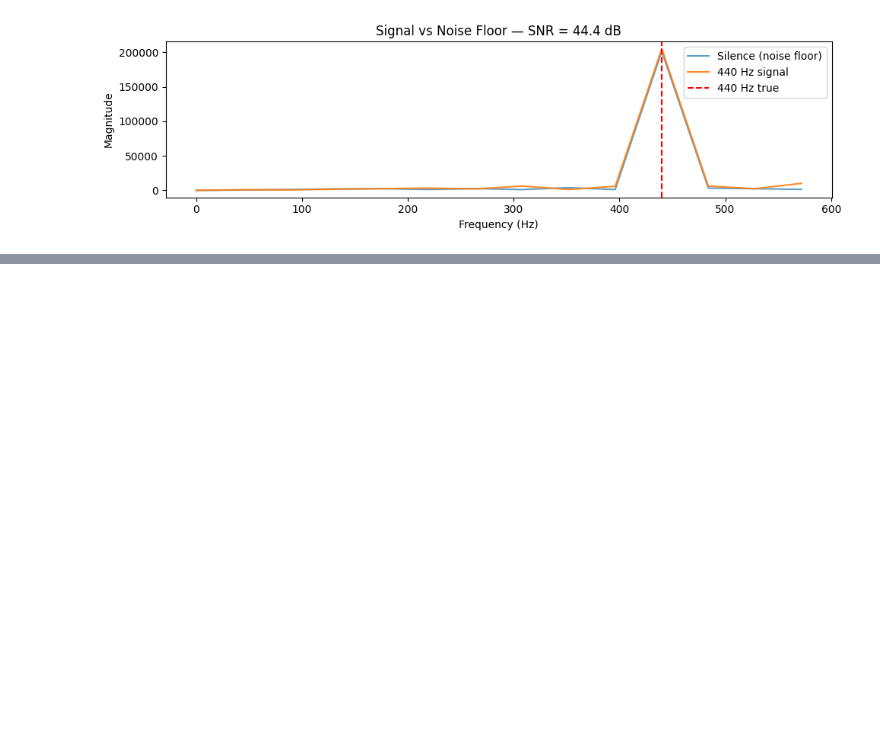
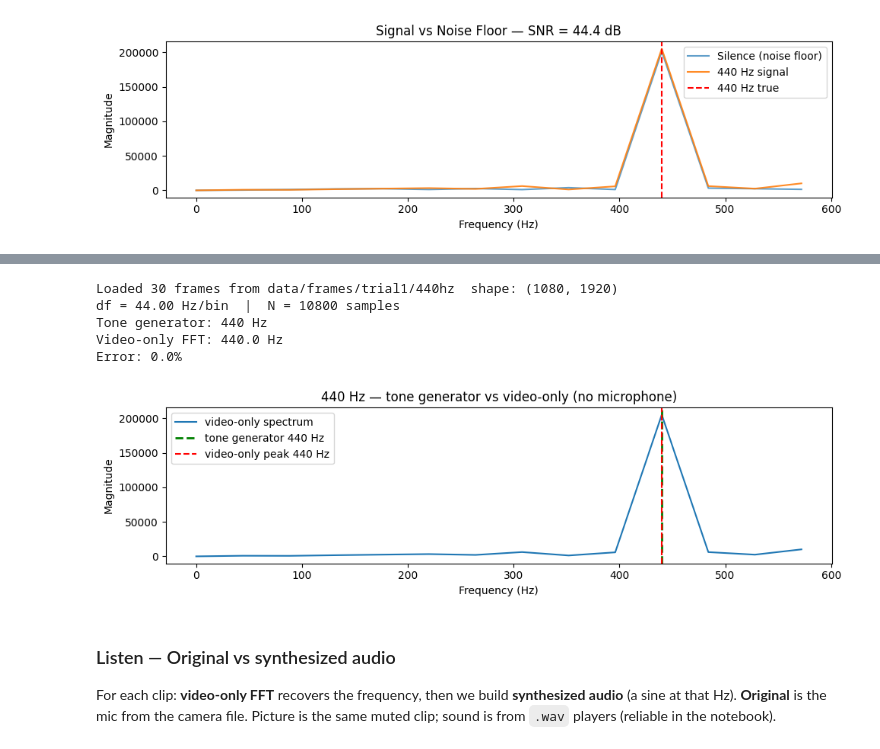
Before and after one commit to EKasuti/rolling-shutter-vibrometry, a Jupyter notebook: final.ipynb, the cells around one changed output, grey strips where cells are left out. Saved outputs shown, nothing was run; the diff lists cells and outputs as text; code cells hidden in the pictures; blank space fills up the shorter version.

```diff
--- a/final.ipynb
+++ b/final.ipynb
@@ -423,0 +430,34 @@ SNR: 44.4 dB
+# %%
+# flagship check: 440 Hz clip (trial1, calibrated)
+TRUE_HZ = 440
+frames_440_val = load_frames_from_disk("trial1", "440hz")
+freqs_hz, fft_mag, est_440_val = analyze_multi_frame(
+    frames_440_val[2:12], ROW_READOUT_RATE_T1_CAL, COL_START, COL_END)
+err_440 = abs(est_440_val - TRUE_HZ) / TRUE_HZ * 100
+
+print(f"Tone generator: {TRUE_HZ} Hz")
+print(f"Video-only FFT: {est_440_val:.1f} Hz")
+print(f"Error: {err_440:.1f}%")
+
+mask = freqs_hz <= 600
+plt.figure(figsize=(10, 3))
+plt.plot(freqs_hz[mask], fft_mag[mask], label='video-only spectrum')
+plt.axvline(TRUE_HZ, color='g', linestyle='--', linewidth=2, label=f'tone generator {TRUE_HZ} Hz')
+plt.axvline(est_440_val, color='r', linestyle='--', label=f'video-only peak {est_440_val:.0f} Hz')
+plt.xlabel("Frequency (Hz)")
+plt.ylabel("Magnitude")
+plt.title("440 Hz — tone generator vs video-only (no microphone)")
+plt.legend()
+plt.tight_layout()
+plt.show()
+# %% [output]
+Loaded 30 frames from data/frames/trial1/440hz  shape: (1080, 1920)
+df = 44.00 Hz/bin  |  N = 10800 samples
+Tone generator: 440 Hz
+Video-only FFT: 440.0 Hz
+Error: 0.0%
+[figure, added]
+# %% [markdown]
+### Listen — Original vs synthesized audio
+
+For each clip: **video-only FFT** recovers the frequency, then we build **synthesized audio** (a sine at that Hz). **Original** is the mic from the camera file. Picture is the same muted clip; sound is from `.wav` players (reliable in the notebook).
```
Also changed, not shown: parts of 9 cells of this notebook, 2 other files.
